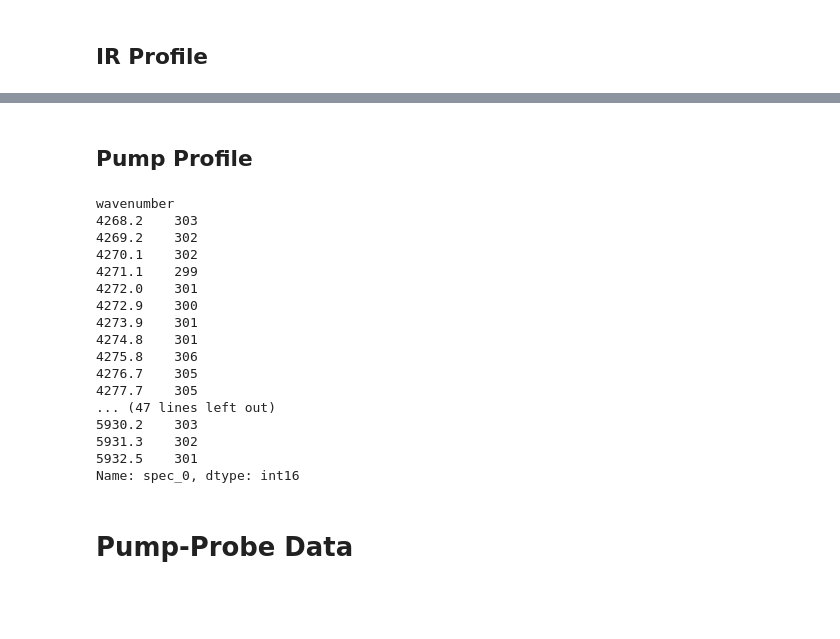
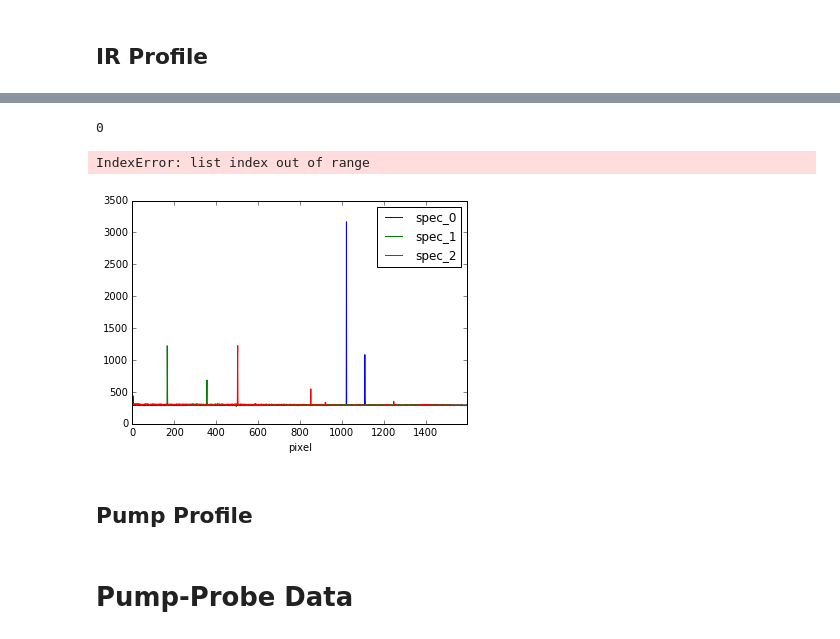
Before and after one commit to deisi/SFG2D, a Jupyter notebook: dashboards/pump-probe/pump-probe.ipynb, the cells around one changed output, grey strips where cells are left out. Drawn from its saved outputs; the diff is of its cells as text; code cells hidden in the pictures; blank space fills up the shorter version.

```diff
--- a/dashboards/pump-probe/pump-probe.ipynb
+++ b/dashboards/pump-probe/pump-probe.ipynb
@@ -40,0 +88,8 @@ TypeError: 'method' object is not iterable
+# %%
+x_data[0]
+# %% [output]
+0
+# %%
+aa = fig.axes[0]
+# %% [output]
+IndexError: list index out of range
@@ -41,28 +101,18 @@ TypeError: 'method' object is not iterable
+# %%
+import SFG2D
+import pandas as pd
+import matplotlib.pyplot as plt
+
+ret = SFG2D.io.veronica.read_auto("/home/malte/MeasurmentData/2016/09/08/10min_4.6-640nm.dat")
+
+ret.df.plot()
+plt.show()
+# %% [output]
+[figure, added]
 # %%
 ppdData.ir = '/19_sp_d20_w675_gcm_e20m_ssp_pu1_pr0_vis1_gal1_chop1_purge1.dat'
 ppdData.ir.df["spec_0"].clip_upper(340).plot.hist(bins=np.arange(260, 300, 2))
 ppdData.ir.df["spec_1"].clip_upper(340).plot.hist(bins=np.arange(260, 300, 2), alpha=0.5)
 # %% [markdown]
 ## Pump Profile
-# %%
-ppdData._pump = SFG2D.io.veronica.read_auto(ppdData.ffolder + "/07_ts_gold_w575_g1_e1s_ssp_pu1_pr1_vis1_gal1_chop1_purge1.dat")
-ppdData.pump.med.ix[0]["spec_0"]
-# %% [output]
-wavenumber
-4268.2    303
-4269.2    302
-4270.1    302
-4271.1    299
-4272.0    301
-4272.9    300
-4273.9    301
-4274.8    301
-4275.8    306
-4276.7    305
-4277.7    305
-... (47 lines left out)
-5930.2    303
-5931.3    302
-5932.5    301
-Name: spec_0, dtype: int16
 # %%
```
Also changed, not shown: parts of 26 cells of this notebook, 5 other files.
